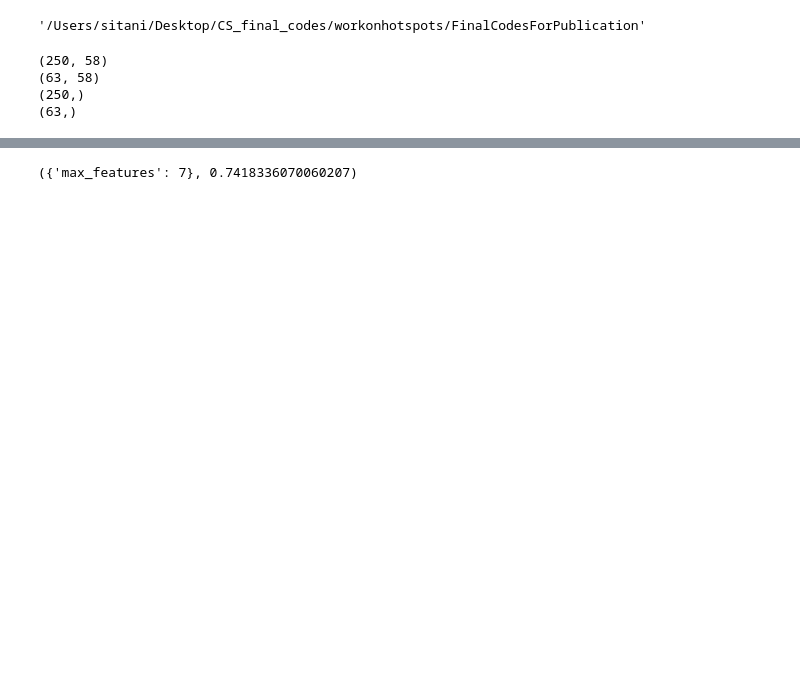
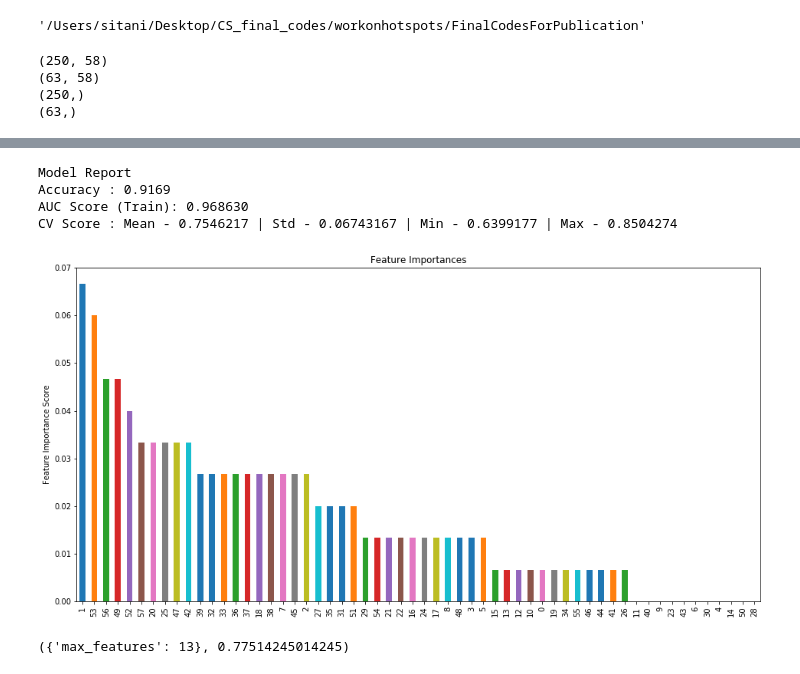
Before and after one commit to Divya1205/RBHS_Sitani, a Jupyter notebook: tuningGBM.ipynb, the cells around one changed output, grey strips where cells are left out. Drawn from its saved outputs; the diff is of its cells as text; code cells hidden in the pictures; blank space fills up the shorter version.

```diff
--- a/tuningGBM.ipynb
+++ b/tuningGBM.ipynb
@@ -180,9 +179,17 @@ gsearch3.best_params_, gsearch3.best_score_
+# %%
+modelfit(gsearch2.best_estimator_, X,y,predictors)
+# %% [output]
+Model Report
+Accuracy : 0.9169
+AUC Score (Train): 0.968630
+CV Score : Mean - 0.7546217 | Std - 0.06743167 | Min - 0.6399177 | Max - 0.8504274
+[figure, added]
 # %%
 param_test4 = {'max_features':np.arange(1,59,1)}
-gsearch4 = GridSearchCV(estimator = GradientBoostingClassifier(learning_rate=0.2, n_estimators=130,max_depth=5, min_samples_split=2, min_samples_leaf=26, subsample=0.8, random_state=10),
+gsearch4 = GridSearchCV(estimator = GradientBoostingClassifier(learning_rate=0.2, n_estimators=150,max_depth=1, min_samples_split=2, min_samples_leaf=35, subsample=0.8, random_state=10),
 param_grid = param_test4, scoring='roc_auc',n_jobs=4,iid=False, cv=5)
-gsearch4.fit(X_train,y_train)
+gsearch4.fit(X,y)
 #gsearch4.grid_scores_, gsearch4.best_params_, gsearch4.best_score_
 gsearch4.best_params_, gsearch4.best_score_
 # %% [output]
-({'max_features': 7}, 0.7418336070060207)
+({'max_features': 13}, 0.77514245014245)
```
Also changed, not shown: parts of 19 cells of this notebook.
